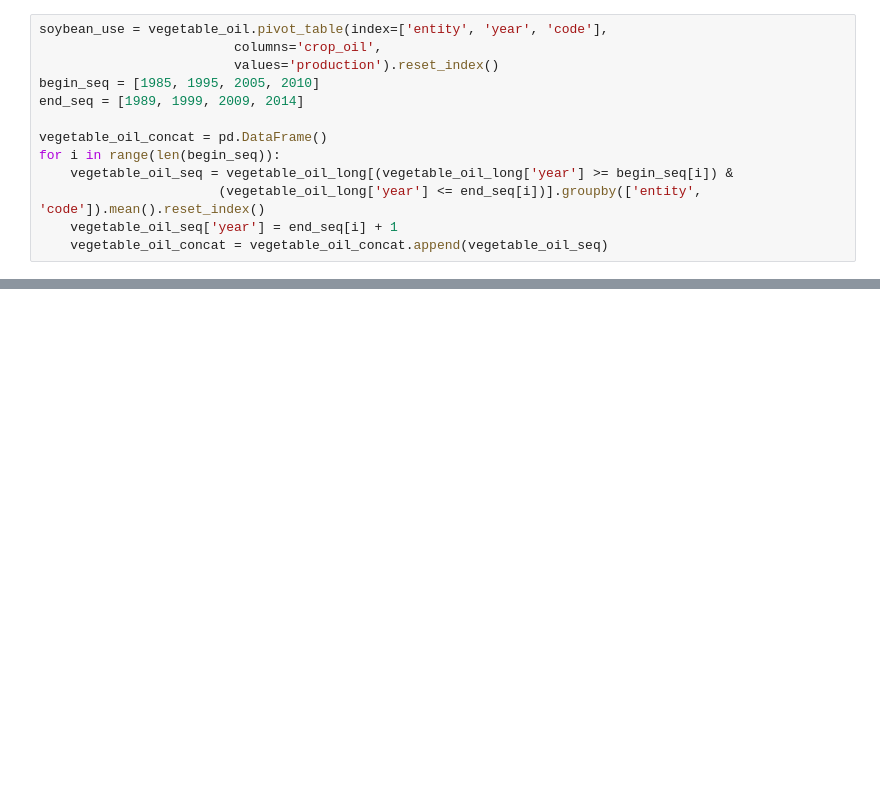
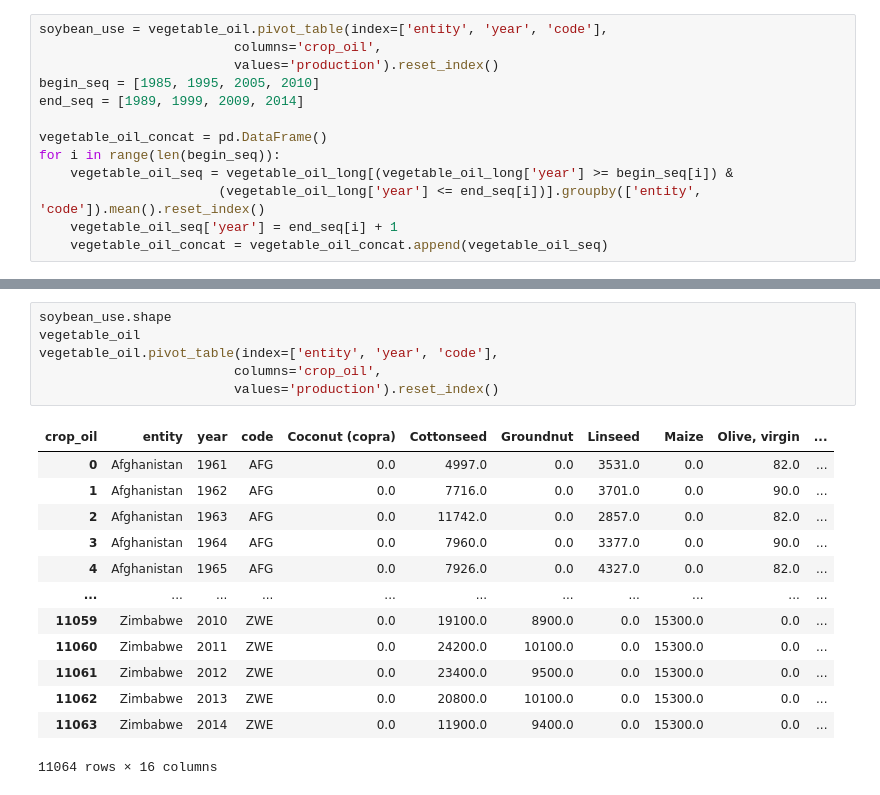
Before and after one commit to jshamsho/Python-Practice, a Jupyter notebook: forests/forests.ipynb, the cells around one changed output, grey strips where cells are left out. Saved outputs shown, nothing was run; the diff lists cells and outputs as text; blank space fills up the shorter version.

```diff
--- a/forests/forests.ipynb
+++ b/forests/forests.ipynb
@@ -401,0 +357,20 @@ forest_merged
+# %%
+soybean_use.shape
+vegetable_oil
+vegetable_oil.pivot_table(index=['entity', 'year', 'code'],
+                         columns='crop_oil',
+                         values='production').reset_index()
+# %% [output]
+| crop_oil | entity | year | code | Coconut (copra) | Cottonseed | Groundnut | Linseed | Maize | Olive, virgin | ... |
+| 0 | Afghanistan | 1961 | AFG | 0.0 | 4997.0 | 0.0 | 3531.0 | 0.0 | 82.0 | ... |
+| 1 | Afghanistan | 1962 | AFG | 0.0 | 7716.0 | 0.0 | 3701.0 | 0.0 | 90.0 | ... |
+| 2 | Afghanistan | 1963 | AFG | 0.0 | 11742.0 | 0.0 | 2857.0 | 0.0 | 82.0 | ... |
+| 3 | Afghanistan | 1964 | AFG | 0.0 | 7960.0 | 0.0 | 3377.0 | 0.0 | 90.0 | ... |
+| 4 | Afghanistan | 1965 | AFG | 0.0 | 7926.0 | 0.0 | 4327.0 | 0.0 | 82.0 | ... |
+| ... | ... | ... | ... | ... | ... | ... | ... | ... | ... | ... |
+| 11059 | Zimbabwe | 2010 | ZWE | 0.0 | 19100.0 | 8900.0 | 0.0 | 15300.0 | 0.0 | ... |
+| 11060 | Zimbabwe | 2011 | ZWE | 0.0 | 24200.0 | 10100.0 | 0.0 | 15300.0 | 0.0 | ... |
+| 11061 | Zimbabwe | 2012 | ZWE | 0.0 | 23400.0 | 9500.0 | 0.0 | 15300.0 | 0.0 | ... |
+| 11062 | Zimbabwe | 2013 | ZWE | 0.0 | 20800.0 | 10100.0 | 0.0 | 15300.0 | 0.0 | ... |
+| 11063 | Zimbabwe | 2014 | ZWE | 0.0 | 11900.0 | 9400.0 | 0.0 | 15300.0 | 0.0 | ... |
+11064 rows × 16 columns
```
Also changed, not shown: parts of 10 cells of this notebook.
